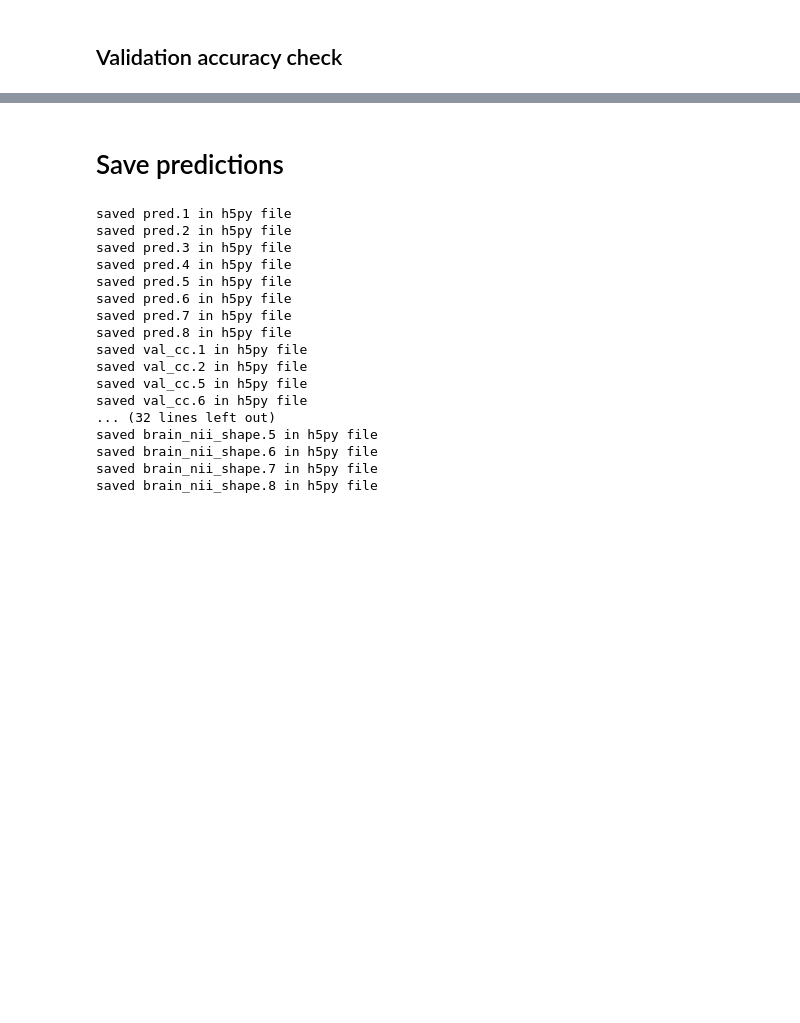
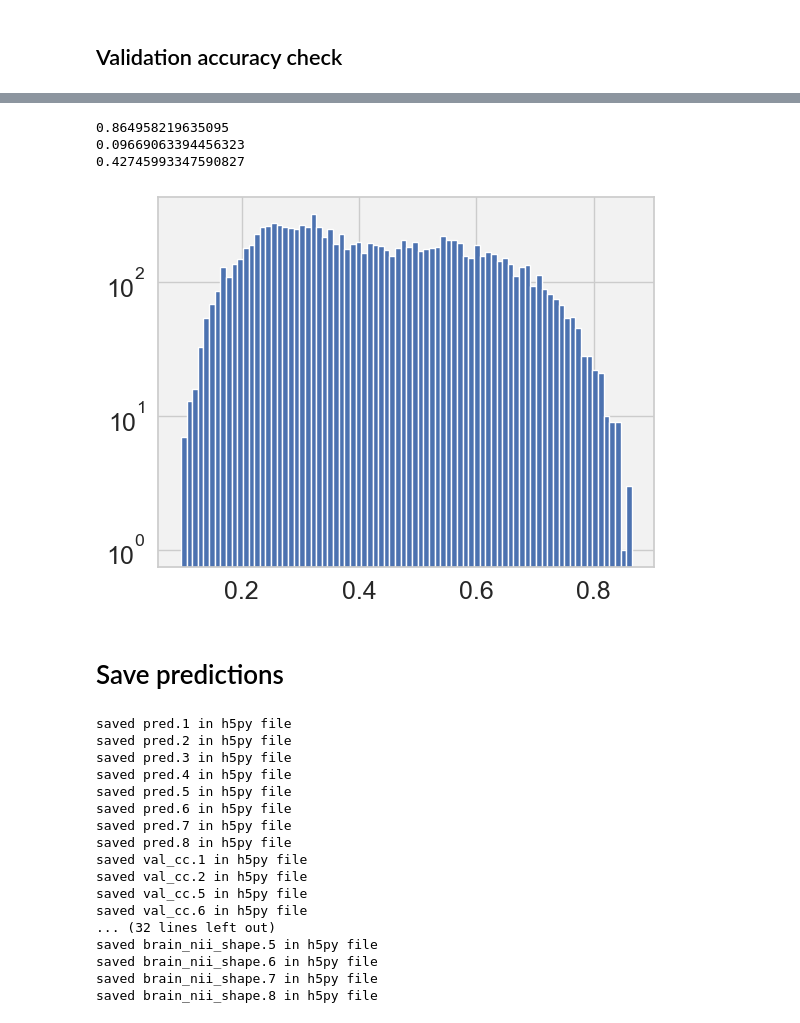
Before and after one commit to reesekneeland/Second-Sight, a Jupyter notebook: src/alexnet_encoder.ipynb, the cells around one changed output, grey strips where cells are left out. Saved outputs shown, nothing was run; the diff lists cells and outputs as text; code cells hidden in the pictures; blank space fills up the shorter version.

Commit message:
Alexnet up and running

```diff
--- a/src/alexnet_encoder.ipynb
+++ b/src/alexnet_encoder.ipynb
@@ -452,3 +452,16 @@ Text(0, 0.5, 'new')
+# %%
+
+plt.hist(subject_val_cc[1], bins=80, log=True)
+# plt.savefig("/export/raid1/home/kneel027/Second-Sight/charts/alexnet.png")
+# plt.savefig("/export/raid1/home/kneel027/Second-Sight/charts/alexnet_average.png")
+print(max(subject_val_cc[1]))
+print(min(subject_val_cc[1]))
+print(np.mean(subject_val_cc[1]))
+# %% [output]
+0.864958219635095
+0.09669063394456323
+0.42745993347590827
+[figure, added]
 # %% [markdown]
 # Save predictions
 # %%
```
Also changed, not shown: parts of 4 cells of this notebook, 1 other file.
